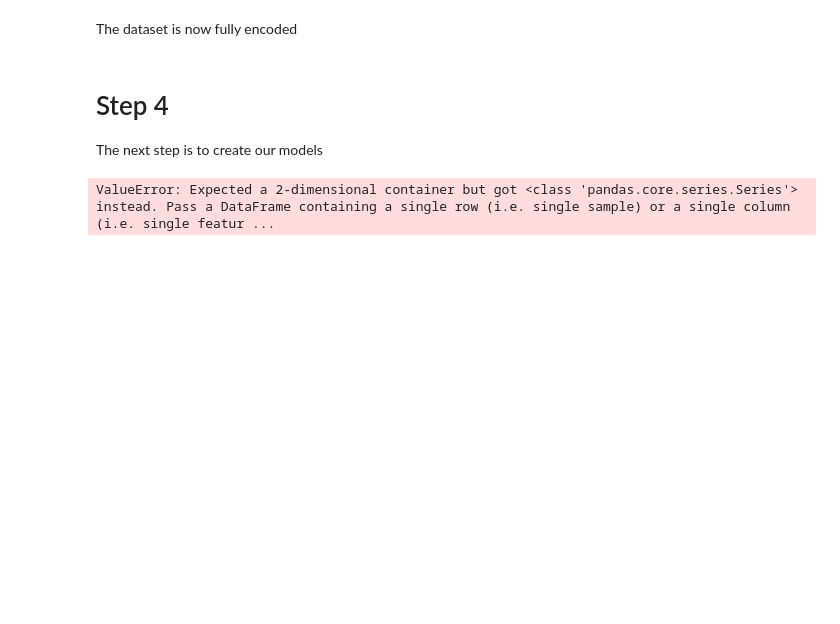
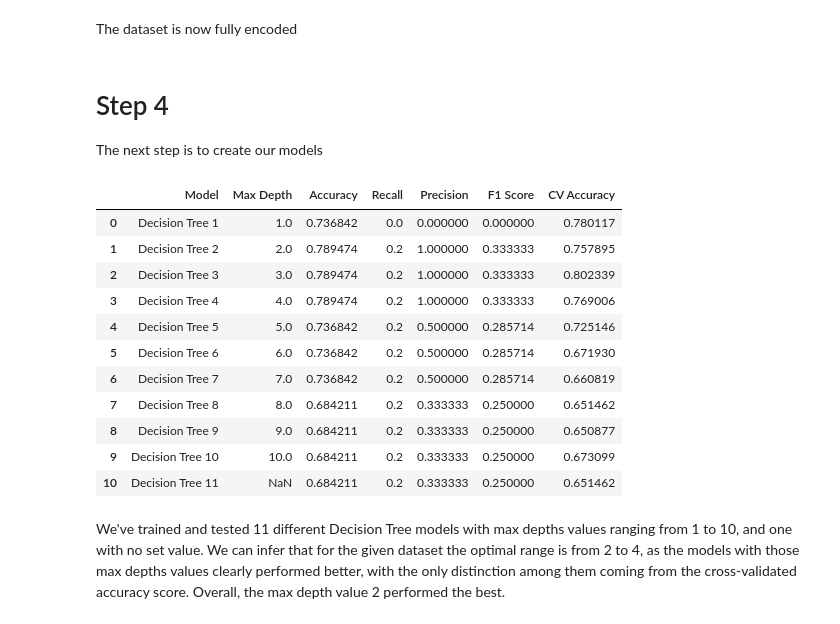
Before and after one commit to Kamsi01/employee-attrition-prediction, a Jupyter notebook: Employee Data Analysis.ipynb, the cells around one changed output. Drawn from its saved outputs; the diff is of its cells as text; code cells hidden in the pictures; blank space fills up the shorter version.

Commit message:
modelling #1

```diff
--- a/Employee Data Analysis.ipynb
+++ b/Employee Data Analysis.ipynb
@@ -189,9 +193,25 @@ def test(name, model):
 # %%
 trees = {}
+depths = list(range(1, 11)) + [None] # append array to list to loop through values
 
-for depth in range(1, 10):
+for depth in depths:
     trees[depth] = DecisionTreeClassifier(max_depth=depth, random_state=42)
     trees[depth].fit(x_train, y_train)
-    test(f"Decision Tree {index(depth) + 1}", trees[depth])
+    test(f"Decision Tree {depths.index(depth) + 1}", trees[depth])
-# %% [output]
-ValueError: Expected a 2-dimensional container but got <class 'pandas.core.series.Series'> instead. Pass a DataFrame containing a single row (i.e. single sample) or a single column (i.e. single featur ...
+# %%
+pd.DataFrame(scores)
+# %% [output]
+|  | Model | Max Depth | Accuracy | Recall | Precision | F1 Score | CV Accuracy |
+| 0 | Decision Tree 1 | 1.0 | 0.736842 | 0.0 | 0.000000 | 0.000000 | 0.780117 |
+| 1 | Decision Tree 2 | 2.0 | 0.789474 | 0.2 | 1.000000 | 0.333333 | 0.757895 |
+| 2 | Decision Tree 3 | 3.0 | 0.789474 | 0.2 | 1.000000 | 0.333333 | 0.802339 |
+| 3 | Decision Tree 4 | 4.0 | 0.789474 | 0.2 | 1.000000 | 0.333333 | 0.769006 |
+| 4 | Decision Tree 5 | 5.0 | 0.736842 | 0.2 | 0.500000 | 0.285714 | 0.725146 |
+| 5 | Decision Tree 6 | 6.0 | 0.736842 | 0.2 | 0.500000 | 0.285714 | 0.671930 |
+| 6 | Decision Tree 7 | 7.0 | 0.736842 | 0.2 | 0.500000 | 0.285714 | 0.660819 |
+| 7 | Decision Tree 8 | 8.0 | 0.684211 | 0.2 | 0.333333 | 0.250000 | 0.651462 |
+| 8 | Decision Tree 9 | 9.0 | 0.684211 | 0.2 | 0.333333 | 0.250000 | 0.650877 |
+| 9 | Decision Tree 10 | 10.0 | 0.684211 | 0.2 | 0.333333 | 0.250000 | 0.673099 |
+| 10 | Decision Tree 11 | NaN | 0.684211 | 0.2 | 0.333333 | 0.250000 | 0.651462 |
+# %% [markdown]
+We've trained and tested 11 different Decision Tree models with max depths values ranging from 1 to 10, and one with no set value. We can infer that for the given dataset the optimal range is from 2 to 4, as the models with those max depths values clearly performed better, with the only distinction among them coming from the cross-validated accuracy score. Overall, the max depth value 2 performed the best.
```
Also changed, not shown: parts of 4 cells of this notebook, 2 other files.
